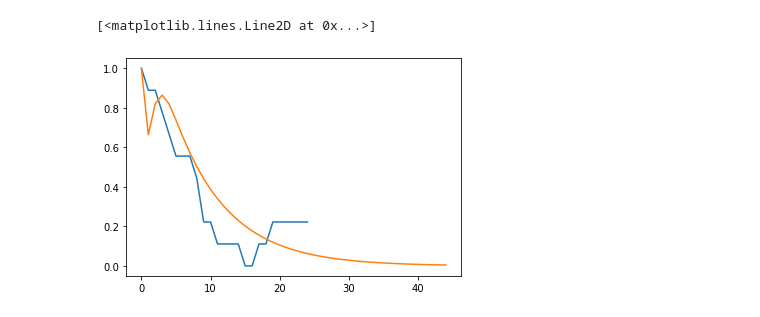
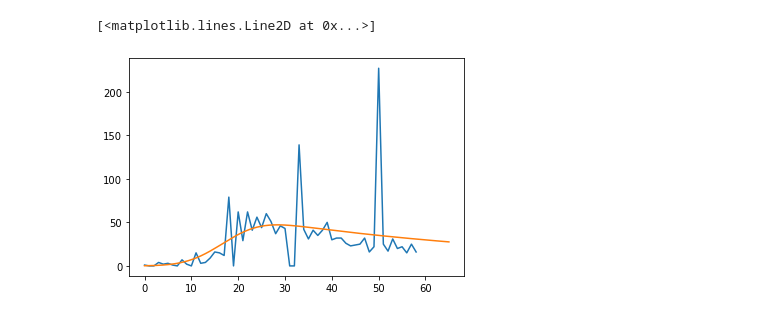
Before and after one commit to KevinHuang8/COVID19-prediction, a Jupyter notebook: models/curvefit.ipynb, the cells around one changed output. Saved outputs shown, nothing was run; the diff lists cells and outputs as text; code cells hidden in the pictures.

```diff
--- a/models/curvefit.ipynb
+++ b/models/curvefit.ipynb
@@ -31,12 +25,12 @@ deaths = datadict['deaths_raw']
 demographics = u.load_demographics_data()
 pop = demographics['total_pop']
 # %%
-county = 3111
+county = 1879
 z = deaths[county]
 z = z[z != 0]
 init = [z[0]]
 z1 = np.diff(z)
 init.append(z1[0])
 z2 = np.diff(z1)
-print(z)
+print(z1)
 # %% [output]
@@ -45,7 +42,7 @@ print(z)
 # %%
 z_smooth = smooth_timeseries(z1, 9)
 # %%
-y = z_smooth
+y = z1
 x = np.linspace(1, y.shape[0], y.shape[0])
 plt.plot(x, y)
 # %% [output]
@@ -54,7 +51,7 @@ plt.plot(x, y)
 # %%
-dat = z
+dat = z_smooth
 
-validation_steps = 0
+validation_steps = 5
 
 X_train = np.arange(dat.shape[0] - validation_steps)
 y_train = dat[:dat.shape[0] - validation_steps]
@@ -78,8 +83,8 @@ def erf_model(x, max_val, loc, scale):
 def skew_model(x, max_val, loc, scale, a, shift):
     return max_val * stats.skewnorm.pdf(x, a, loc, scale) + shift
 
-def exp_model(x, max_val, loc, scale, K, shift):
-    return max_val*stats.exponnorm.pdf(x, K, loc, scale) + shift
+def exp_model(x, max_val, loc, scale, K):
+    return max_val*stats.exponnorm.pdf(x, K, loc, scale)
 
 def exp_modelcdf(x, max_val, loc, scale, K):
     return max_val*stats.exponnorm.cdf(x, K, loc, scale)
@@ -87,7 +92,7 @@ def exp_modelcdf(x, max_val, loc, scale, K):
 erf_bounds = ([-np.inf, -np.inf, -np.inf], [np.inf, np.inf, np.inf])
 other_bounds = ([z.max(), 0, 0, 0], [100*z.max(), np.inf, np.inf, 10])
 
-model = exp_modelcdf
+model = exp_model
 bounds = other_bounds
 popt, pcov = curve_fit(model, X_train, y_train, bounds=bounds)
 # %%
@@ -102,22 +107,21 @@ print(errors)
 # %%
-d = z_smooth
+d = z1
 x = np.linspace(0, d.shape[0] - 1, d.shape[0])
 y = d
 plt.plot(x, y)
 
-# x = np.linspace(0, 80, 1000)
-# y = exp_model(x, *popt)
-x = np.linspace(0, d.shape[0] + 19, d.shape[0] + 20)
-y = exp_modelcdf(x, *popt)
-y0 = [z[0]]
-y = np.concatenate([y0, np.diff(y)])
+x = np.linspace(0, 65, 1000)
+y = exp_model(x, *popt)
+# x = np.linspace(0, d.shape[0] + 19, d.shape[0] + 20)
+# y = exp_modelcdf(x, *popt)
+# y0 = [z[0]]
+# y = np.concatenate([y0, np.diff(y)])
 plt.plot(x, y)
-
 #plt.plot(X_train, y_train, marker='o', linewidth=0)
 #plt.plot(X_test, y_test, marker='o', linewidth=0)
 # %% [output]
 [<matplotlib.lines.Line2D at 0x...>]
-[figure, old version]
+[figure, new version]
 # %%
 d = z
 x = np.linspace(1, d.shape[0], d.shape[0])
```
Also changed, not shown: parts of 48 cells of this notebook, 19 other files.
